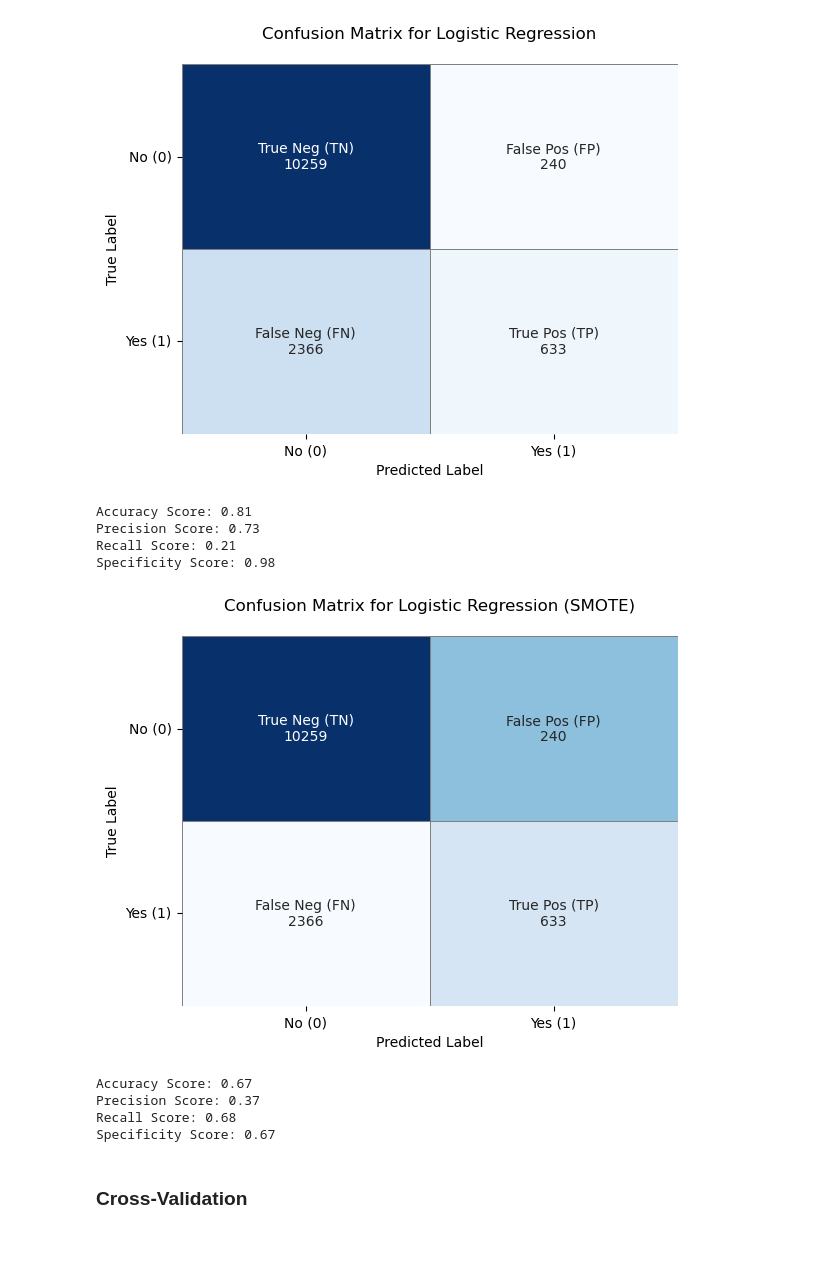
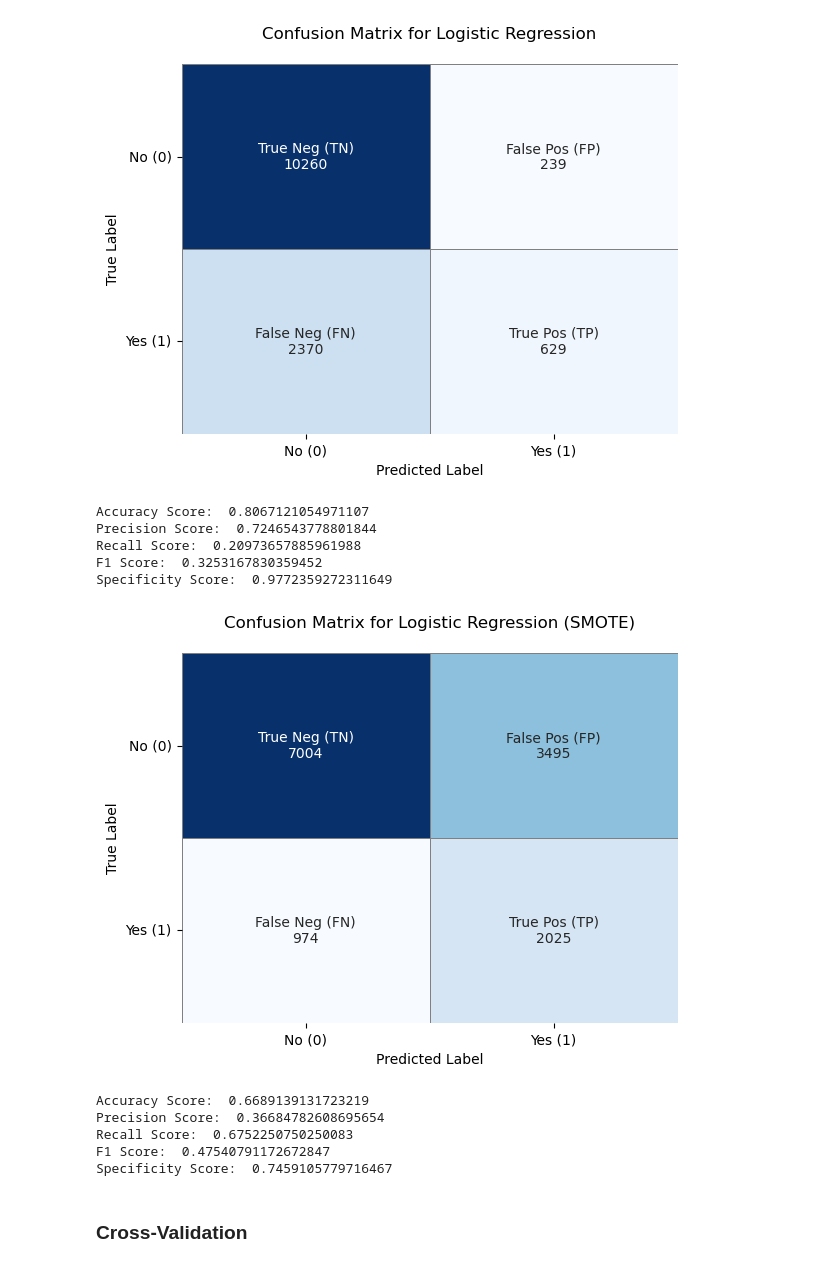
Before and after one commit to jb705249/SJU_DSS_740_Final_Project, a Jupyter notebook: Scr/modeling_logistic_regression.ipynb, the cells around one changed output. Cells and saved outputs as stored; diff of their text form; code cells hidden in the pictures.

```diff
--- a/Scr/modeling_logistic_regression.ipynb
+++ b/Scr/modeling_logistic_regression.ipynb
@@ -92,7 +92,7 @@ Name: proportion, dtype: float64
 # Models
 # %%
 # Logistic Regression
-lrBase = LogisticRegression(max_iter=1000, solver='saga')
+lrBase = LogisticRegression(max_iter=1000)
 lrBase.fit(X_train_scaled, y_train)
 y_pred = lrBase.predict(X_test_scaled)
 print("Logistic Regression Accuracy:", accuracy_score(y_test, y_pred))
@@ -130,19 +130,21 @@ plt.show()
 [figure]
 # %%
 #Evaluate the model
-print('Accuracy Score: {:.2f}'.format(accuracy_score(y_test, y_pred)))
-print('Precision Score: {:.2f}'.format(precision_score(y_test, y_pred)))
-print('Recall Score: {:.2f}'.format(recall_score(y_test, y_pred)))
+print('Accuracy Score: ', accuracy_score(y_test, y_pred))
+print('Precision Score: ', precision_score(y_test, y_pred))
+print('Recall Score: ', recall_score(y_test, y_pred))
+print('F1 Score: ', f1_score(y_test, y_pred))
 
 tn = cm[0,0]
 fp = cm[0,1]
 specificity = tn/(tn+fp)
-print('Specificity Score: {:.2f}'.format(specificity))
+print('Specificity Score: ', specificity)
 # %% [output]
-Accuracy Score: 0.81
-Precision Score: 0.73
-Recall Score: 0.21
-Specificity Score: 0.98
+Accuracy Score:  0.8067121054971107
+Precision Score:  0.7246543778801844
+Recall Score:  0.20973657885961988
+F1 Score:  0.3253167830359452
+Specificity Score:  0.9772359272311649
 # %%
 # SMOTE for handling class imbalance
 smote = SMOTE(random_state=42)
@@ -173,37 +168,39 @@ y_smote_pred = lr_smote.predict(X_test_scaled)
 # %%
 # Compute confusion matrix
 cm_smote = confusion_matrix(y_test, y_smote_pred)
 
 # Define labels for annotations
 group_names = ['True Neg (TN)', 'False Pos (FP)', 'False Neg (FN)', 'True Pos (TP)']
-group_counts = [f'{value}' for value in cm.flatten()]
+group_counts = [f'{value}' for value in cm_smote.flatten()]
 labels = [f'{name}\n{count}' for name, count in zip(group_names, group_counts)]
 labels = np.array(labels).reshape(2, 2)
 
 # Plot
 sns.heatmap(cm_smote, annot=labels, fmt='', cmap='Blues', cbar=False, linewidths=0.5, linecolor='gray')
 plt.xlabel('Predicted Label')
 plt.ylabel('True Label')
 plt.title('Confusion Matrix for Logistic Regression (SMOTE)\n')
 plt.xticks(ticks=[0.5, 1.5], labels=['No (0)', 'Yes (1)'])
 plt.yticks(ticks=[0.5, 1.5], labels=['No (0)', 'Yes (1)'], rotation=0)
 plt.show()
 
 #Evaluate the model
-print('Accuracy Score: {:.2f}'.format(accuracy_score(y_test, y_smote_pred)))
-print('Precision Score: {:.2f}'.format(precision_score(y_test, y_smote_pred)))
-print('Recall Score: {:.2f}'.format(recall_score(y_test, y_smote_pred)))
+print('Accuracy Score: ', accuracy_score(y_test, y_smote_pred))
+print('Precision Score: ', precision_score(y_test, y_smote_pred))
+print('Recall Score: ', recall_score(y_test, y_smote_pred))
+print('F1 Score: ', f1_score(y_test, y_smote_pred))
 
-tn_smote = cm_smote[0,0]
+tn_smote = cm[0,0]
 fp_smote = cm_smote[0,1]
 specificity_smote = tn_smote/(tn_smote+fp_smote)
-print('Specificity Score: {:.2f}'.format(specificity_smote))
+print('Specificity Score: ', specificity_smote)
 # %% [output]
-[figure, old version]
+[figure, new version]
-Accuracy Score: 0.67
-Precision Score: 0.37
-Recall Score: 0.68
-Specificity Score: 0.67
+Accuracy Score:  0.6689139131723219
+Precision Score:  0.36684782608695654
+Recall Score:  0.6752250750250083
+F1 Score:  0.47540791172672847
+Specificity Score:  0.7459105779716467
 # %% [markdown]
 <h3> Cross-Validation </h3>
 # %%
```
Also changed, not shown: parts of 10 cells of this notebook.
